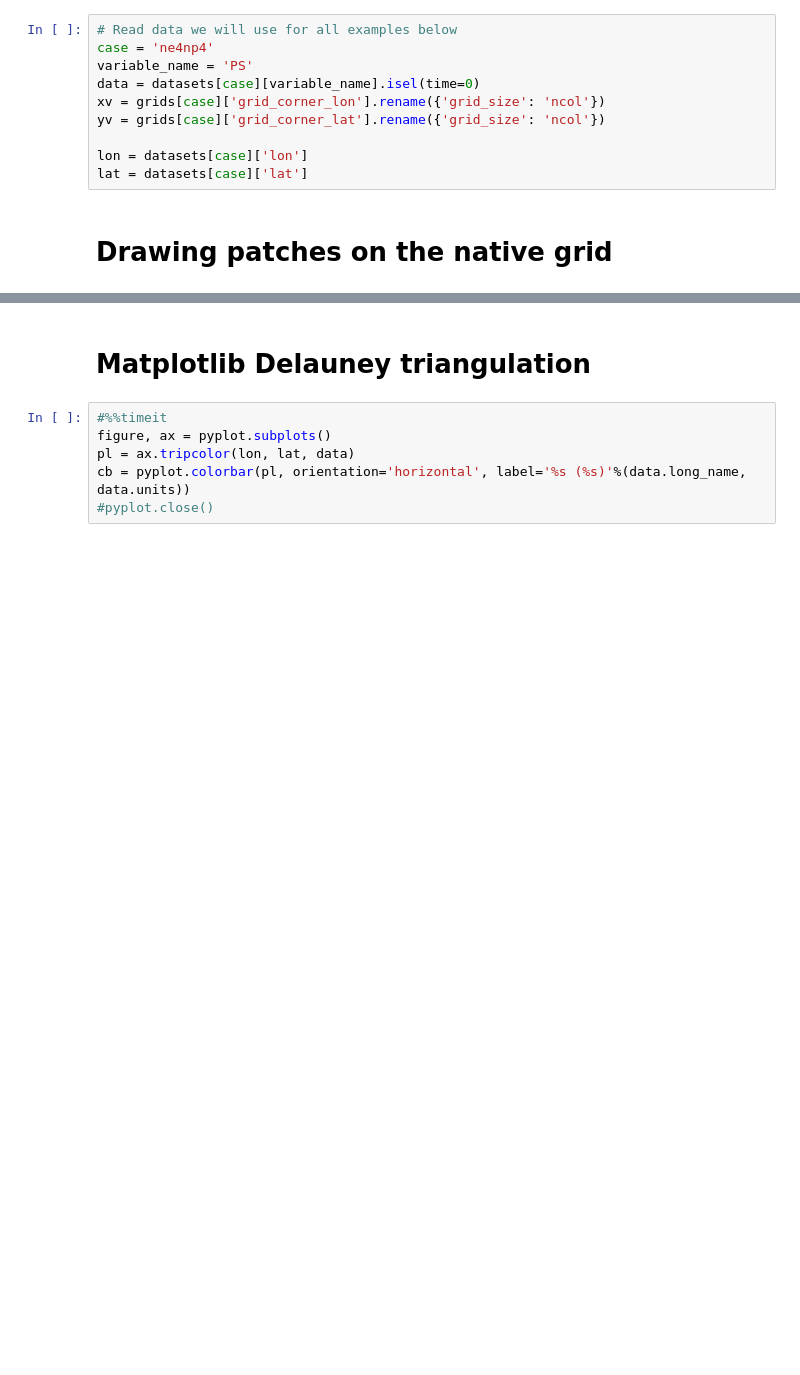
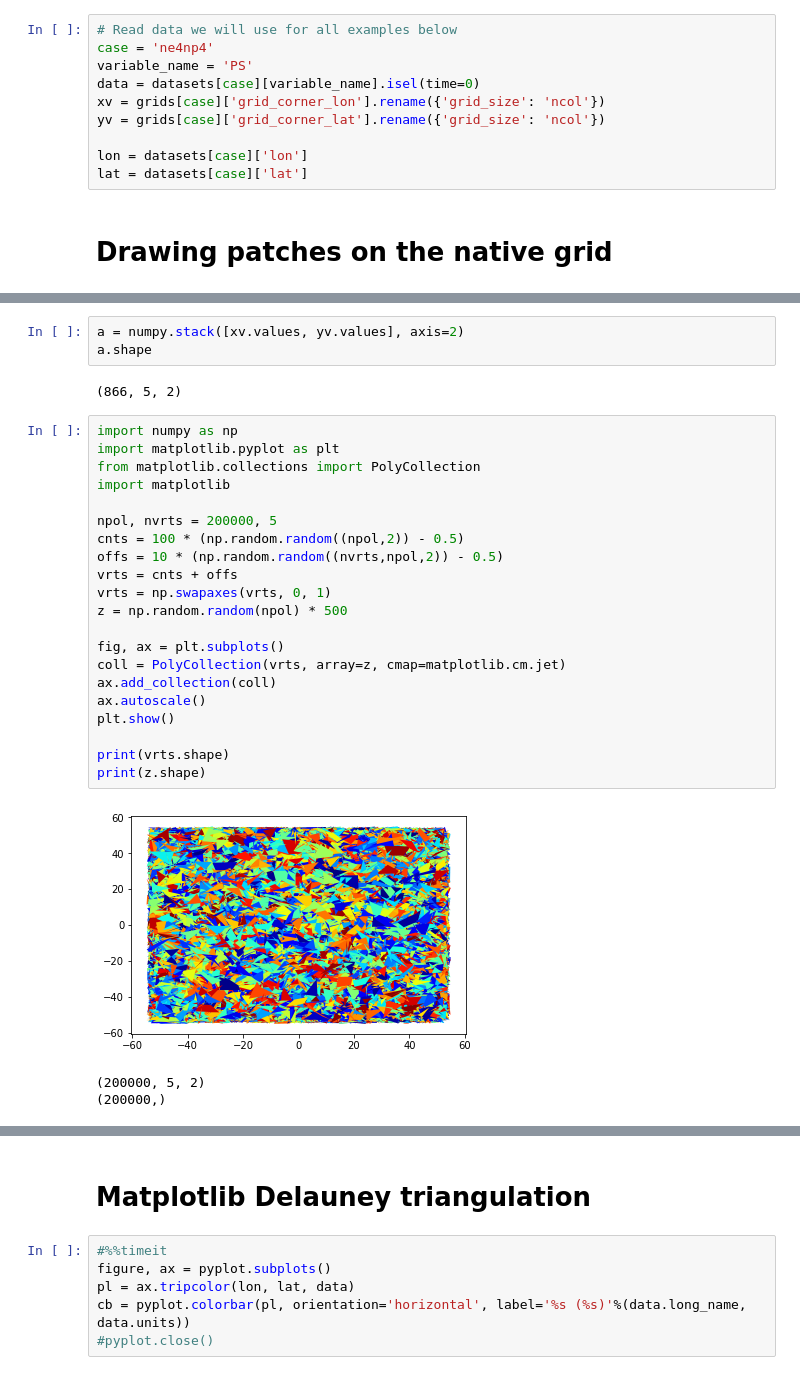
Before and after one commit to brhillman/e3smplot, a Jupyter notebook: plot_native.ipynb, the cells around one changed output, grey strips where cells are left out. Cells and saved outputs as stored; diff of their text form; blank space fills up the shorter version.

```diff
--- a/plot_native.ipynb
+++ b/plot_native.ipynb
@@ -116,0 +185,30 @@ cb = pyplot.colorbar(pl, orientation='horizontal', label='%s (%s)'%(data.long_na
+# %%
+a = numpy.stack([xv.values, yv.values], axis=2)
+a.shape
+# %% [output]
+(866, 5, 2)
+# %%
+import numpy as np
+import matplotlib.pyplot as plt
+from matplotlib.collections import PolyCollection
+import matplotlib
+
+npol, nvrts = 200000, 5
+cnts = 100 * (np.random.random((npol,2)) - 0.5)
+offs = 10 * (np.random.random((nvrts,npol,2)) - 0.5)
+vrts = cnts + offs
+vrts = np.swapaxes(vrts, 0, 1)
+z = np.random.random(npol) * 500
+
+fig, ax = plt.subplots()
+coll = PolyCollection(vrts, array=z, cmap=matplotlib.cm.jet)
+ax.add_collection(coll)
+ax.autoscale()
+plt.show()
+
+print(vrts.shape)
+print(z.shape)
+# %% [output]
+[figure, added]
+(200000, 5, 2)
+(200000,)
```
Also changed, not shown: parts of 7 cells of this notebook.
